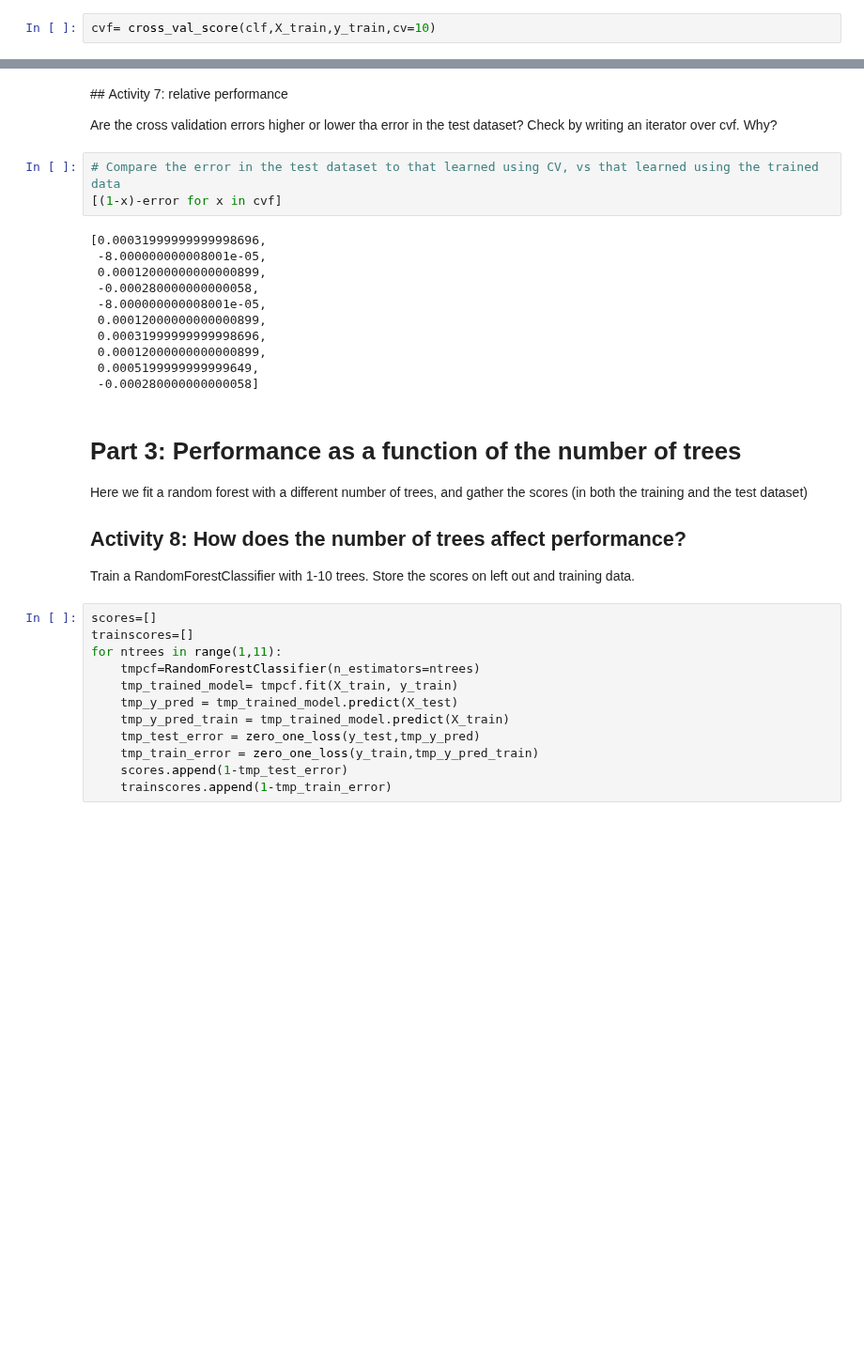
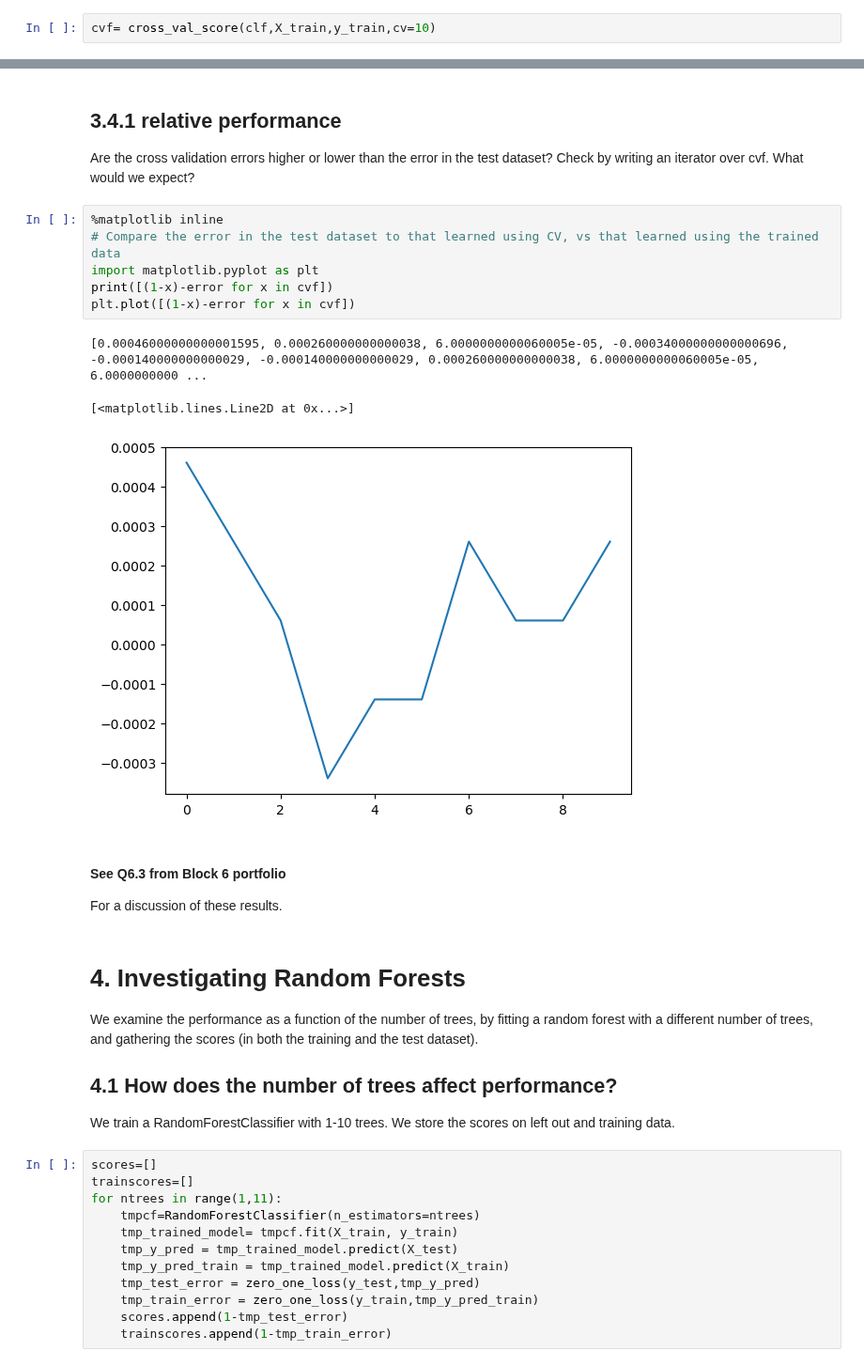
Before and after one commit to dsbristol/dst, a Jupyter notebook: assets/workshops/block06-TreesAndForests_Part2.ipynb, the cells around one changed output, grey strips where cells are left out. Shown at 94% size. Saved outputs shown, nothing was run; the diff lists cells and outputs as text; blank space fills up the shorter version.

Commit message:
block 06

```diff
--- a/assets/workshops/block06-TreesAndForests_Part2.ipynb
+++ b/assets/workshops/block06-TreesAndForests_Part2.ipynb
@@ -381,29 +488,29 @@ array([0.9992, 0.9996, 0.9994, 0.9998, 0.9996, 0.9994, 0.9992, 0.9994,
 # %% [markdown]
-## Activity 7: relative performance
+## 3.4.1 relative performance
 
-Are the cross validation errors higher or lower tha error in the test dataset? Check by writing an iterator over cvf. Why?
+Are the cross validation errors higher or lower than the error in the test dataset? Check by writing an iterator over cvf. What would we expect?
 # %%
+%matplotlib inline
 # Compare the error in the test dataset to that learned using CV, vs that learned using the trained data
-[(1-x)-error for x in cvf]
+import matplotlib.pyplot as plt
+print([(1-x)-error for x in cvf])
+plt.plot([(1-x)-error for x in cvf])
 # %% [output]
-[0.00031999999999998696,
- -8.000000000008001e-05,
- 0.00012000000000000899,
- -0.000280000000000058,
- -8.000000000008001e-05,
- 0.00012000000000000899,
- 0.00031999999999998696,
- 0.00012000000000000899,
- 0.0005199999999999649,
- -0.000280000000000058]
+[0.00046000000000001595, 0.000260000000000038, 6.0000000000060005e-05, -0.00034000000000000696, -0.000140000000000029, -0.000140000000000029, 0.000260000000000038, 6.0000000000060005e-05, 6.0000000000 ...
+[<matplotlib.lines.Line2D at 0x...>]
+[figure, added]
+# %% [markdown]
+#### See Q6.3 from Block 6 portfolio
+
+For a discussion of these results.
 # %% [markdown]
-# Part 3: Performance as a function of the number of trees
+# 4. Investigating Random Forests
 
-Here we fit a random forest with a different number of trees, and gather the scores (in both the training and the test dataset)
+We examine the performance as a function of the number of trees, by fitting a random forest with a different number of trees, and gathering the scores (in both the training and the test dataset).
 
-## Activity 8: How does the number of trees affect performance?
+## 4.1 How does the number of trees affect performance?
 
-Train a RandomForestClassifier with 1-10 trees. Store the scores on left out and training data.
+We train a RandomForestClassifier with 1-10 trees. We store the scores on left out and training data.
 # %%
 scores=[]
 trainscores=[]
```
Also changed, not shown: parts of 56 cells of this notebook, 8 other files.
